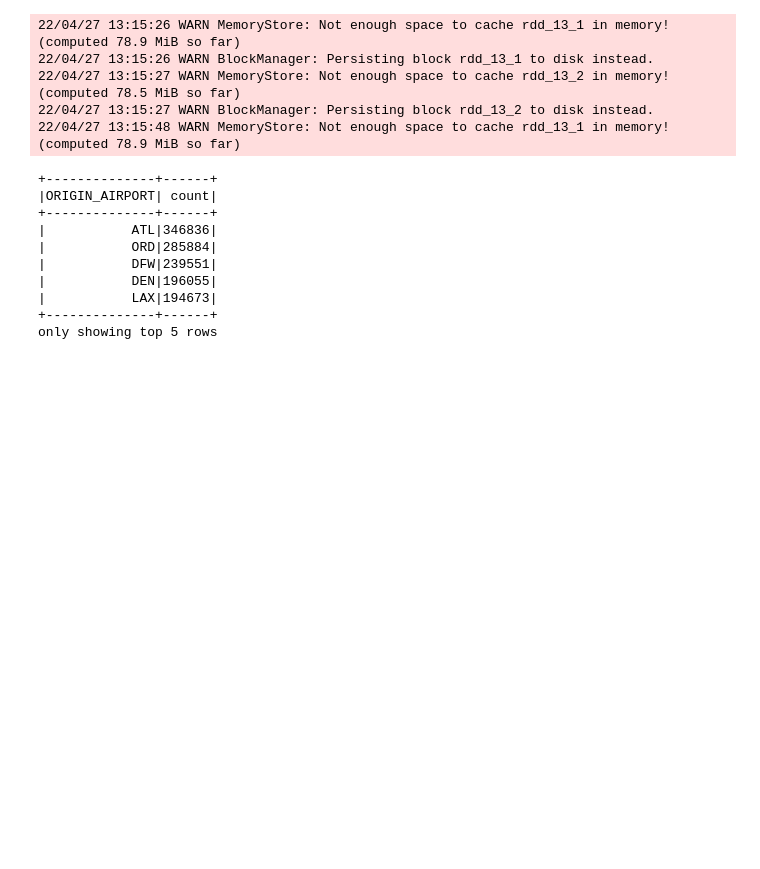
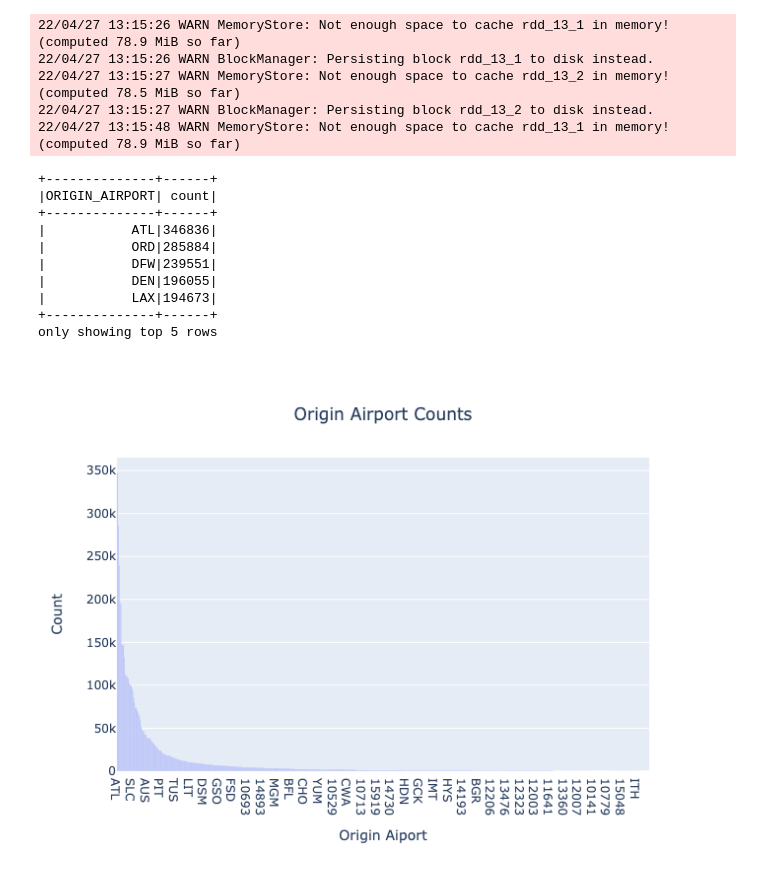
Before and after one commit to carlosmonsivais123/dse230_final_plane, a Jupyter notebook: present_plane.ipynb, the cells around one changed output. Saved outputs shown, nothing was run; the diff lists cells and outputs as text; code cells hidden in the pictures; blank space fills up the shorter version.

Commit message:
rendered notebook images for sure

```diff
--- a/present_plane.ipynb
+++ b/present_plane.ipynb
@@ -83,6 +83,11 @@ origin_airport_count.show(5)
 |           LAX|194673|
 +--------------+------+
 only showing top 5 rows
+# %%
+from IPython.display import Image
+Image(filename="EDA_Images/Origin_Airport_Count.png")
+# %% [output]
+[figure, added]
 # %% [markdown]
 <img src="EDA_Images/Origin_Airport_Count.png" width="800" />
 # %% [markdown]
```
